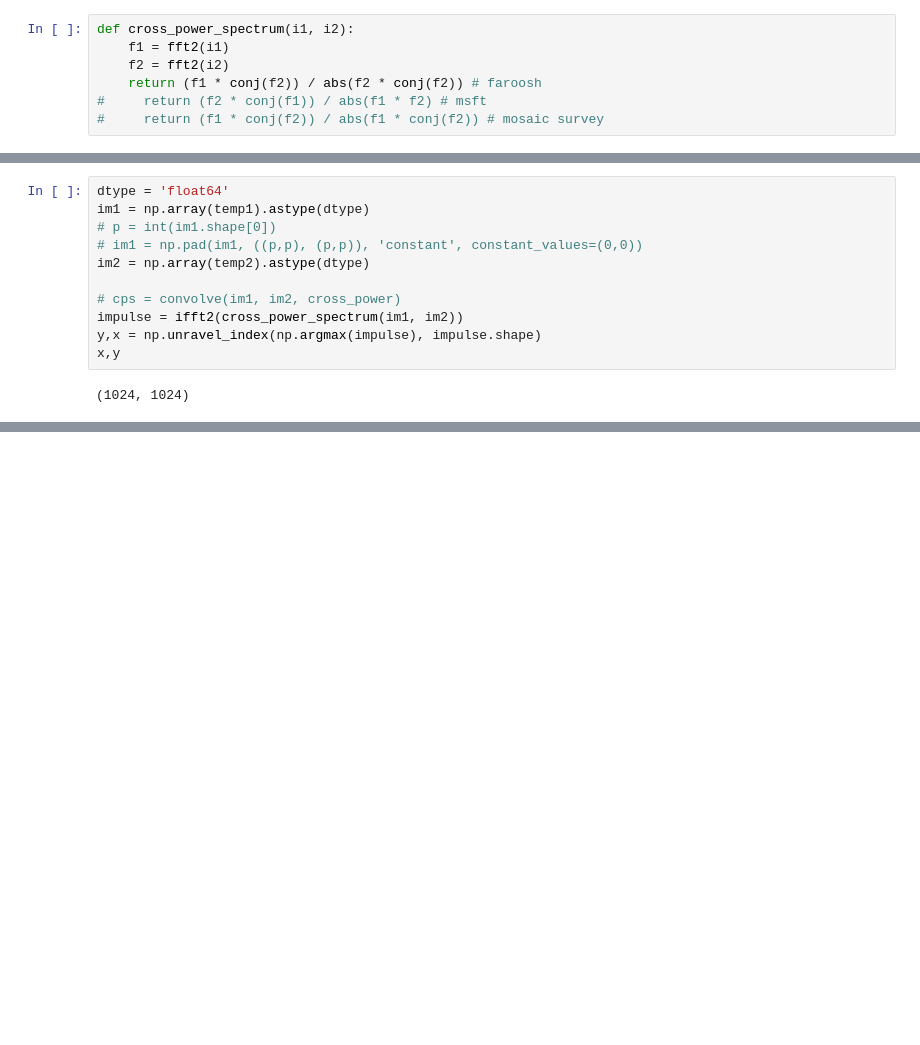
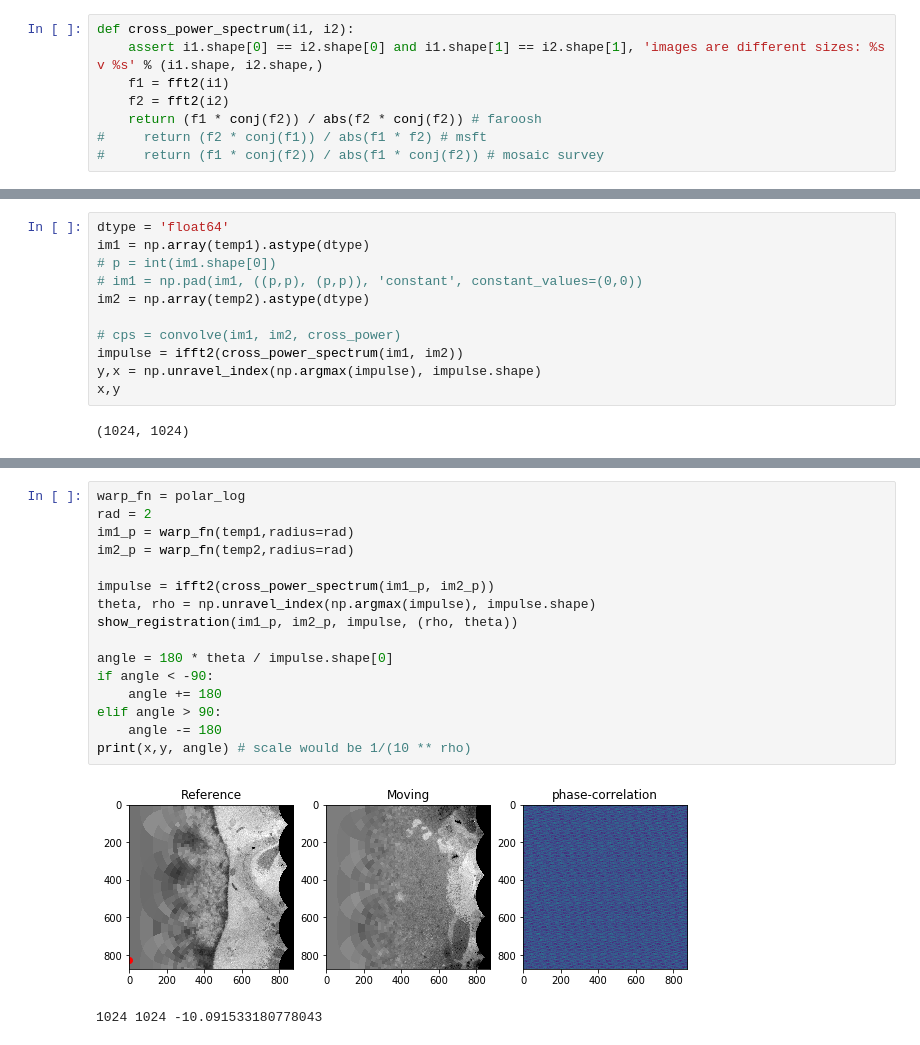
Before and after one commit to tristaaan/stitch-eval, a Jupyter notebook: notebooks/frequency-method.ipynb, the cells around one changed output, grey strips where cells are left out. Saved outputs shown, nothing was run; the diff lists cells and outputs as text; blank space fills up the shorter version.

```diff
--- a/notebooks/frequency-method.ipynb
+++ b/notebooks/frequency-method.ipynb
@@ -18,6 +18,7 @@ An interesting note on [`scipy.fftpack.fft`](https://docs.scipy.org/doc/scipy/re
 > This function is most efficient when n is a power of two, and least efficient when n is prime.
 # %%
 def cross_power_spectrum(i1, i2):
+    assert i1.shape[0] == i2.shape[0] and i1.shape[1] == i2.shape[1], 'images are different sizes: %s v %s' % (i1.shape, i2.shape,)
     f1 = fft2(i1)
     f2 = fft2(i2)
     return (f1 * conj(f2)) / abs(f2 * conj(f2)) # faroosh
@@ -74,0 +127,19 @@ show_registration(im1, im2, cps, (x,y))
+# %%
+warp_fn = polar_log
+rad = 2
+im1_p = warp_fn(temp1,radius=rad)
+im2_p = warp_fn(temp2,radius=rad)
+
+impulse = ifft2(cross_power_spectrum(im1_p, im2_p))
+theta, rho = np.unravel_index(np.argmax(impulse), impulse.shape)
+show_registration(im1_p, im2_p, impulse, (rho, theta))
+
+angle = 180 * theta / impulse.shape[0]
+if angle < -90:
+    angle += 180
+elif angle > 90:
+    angle -= 180
+print(x,y, angle) # scale would be 1/(10 ** rho)
+# %% [output]
+[figure, added]
+1024 1024 -10.091533180778043
```
Also changed, not shown: parts of 4 cells of this notebook.
